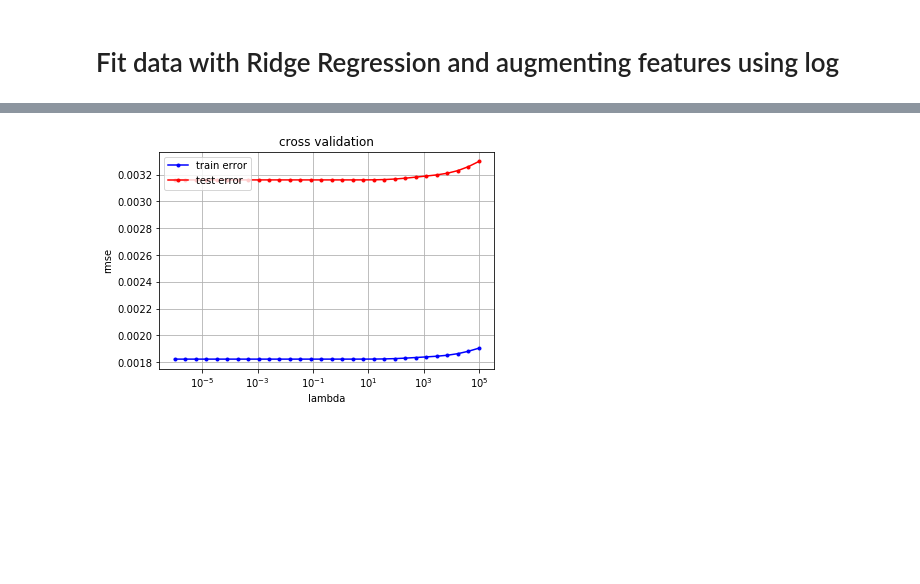
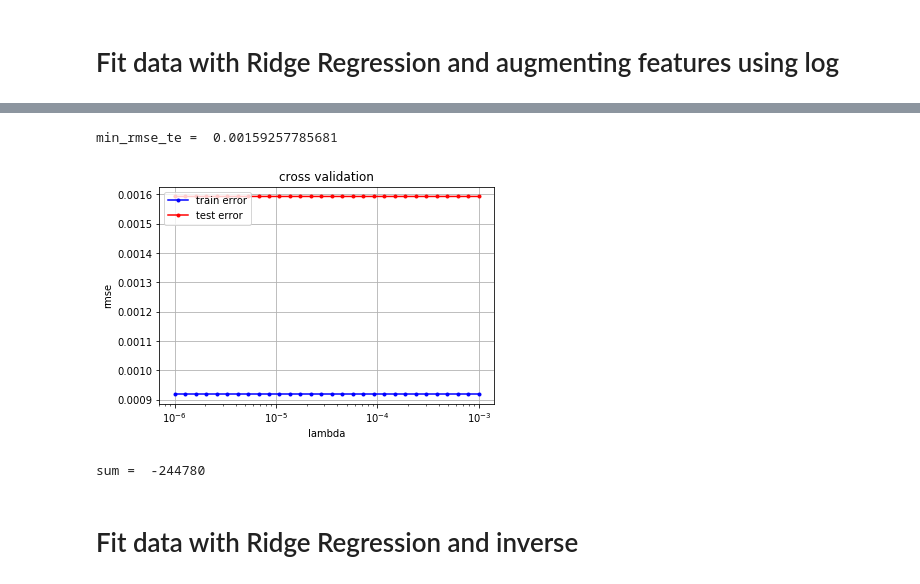
Before and after one commit to szwify/ML_pr1, a Jupyter notebook: multimodel-Copy1.ipynb, the cells around one changed output, grey strips where cells are left out. Drawn from its saved outputs; the diff is of its cells as text; code cells hidden in the pictures; blank space fills up the shorter version.

```diff
--- a/multimodel-Copy1.ipynb
+++ b/multimodel-Copy1.ipynb
@@ -146,0 +227,13 @@ cross_validation_demo()
+# %%
+def build_sqrt(x):
+    """polynomial basis functions for input data x, for j=0 up to j=degree."""
+    sqrt = np.ones((len(x), 1))
+    sqrt = np.c_[sqrt, np.sqrt(np.abs(x))]
+    return sqrt[:, 1:]
+
+def augment_feat_sqrt(input_tx_train, input_tx_test):
+    n_features = len(input_tx_train[0])
+    for ind in range(0, n_features):
+        input_tx_train = np.c_[input_tx_train, build_sqrt(input_tx_train[:, ind])]
+        input_tx_test = np.c_[input_tx_test, build_sqrt(input_tx_test[:, ind])]
+    return input_tx_train, input_tx_test
@@ -146,0 +260,9 @@ cross_validation_demo()
+# %%
+tx_tr, tx_te = augment_feat_sqrt(tx_tr_in, tx_te_in)
+tx_tr_wt_cat = np.concatenate((tx_tr, tx_tr_cat), axis=1)
+tx_te_wt_cat = np.concatenate((tx_te, tx_te_cat), axis = 1)
+print("tx_tr_wt_cat.shape = ", tx_tr_wt_cat.shape)
+print("tx_tr_wt_cat[:,58] = ", tx_tr_wt_cat[:, 58])
+print("tx_tr_wt_cat[:,59] = ", tx_tr_wt_cat[:, 59])
+print("tx_tr_wt_cat[:,60] = ", tx_tr_wt_cat[:, 60])
+print("tx_tr_wt_cat[:,61] = ", tx_tr_wt_cat[:, 61])
@@ -147,15 +305,19 @@ cross_validation_demo()
 # %% [markdown]
 # Fit data with Ridge Regression and augmenting features using log
 # %%
-def build_poly_log(x):
+def build_log(x):
     """polynomial basis functions for input data x, for j=0 up to j=degree."""
-    poly_log = np.ones((len(x), 1))
-    poly_log = np.c_[poly_log, np.sqrt(np.abs(x))]
-    return poly_log[:, 1:]
+    log = np.ones((len(x), 1))
+    log = np.c_[log, np.log(np.abs(x))]
+    return log[:, 1:]
 
 def augment_feat_log(input_tx_train, input_tx_test):
     n_features = len(input_tx_train[0])
     for ind in range(0, n_features):
-        input_tx_train = np.c_[input_tx_train, build_poly_log(input_tx_train[:, ind])]
-        input_tx_test = np.c_[input_tx_test, build_poly_log(input_tx_test[:, ind])]
+        mask1 = ~np.any(input_tx_train[:, ind] < 0.001)
+        mask2 = ~np.any(input_tx_test[:, ind] < 0.001)
+        if (mask1 and mask2):
+            print("Found appropriate feature")
+            input_tx_train = np.c_[input_tx_train, build_log(input_tx_train[:, ind])]
+            input_tx_test = np.c_[input_tx_test, build_log(input_tx_test[:, ind])]
     return input_tx_train, input_tx_test
@@ -162,5 +344,7 @@ def augment_feat_log(input_tx_train, input_tx_test):
 # %%
 tx_tr, tx_te = augment_feat_log(tx_tr_in, tx_te_in)
+tx_tr_wt_cat = np.concatenate((tx_tr, tx_tr_cat), axis=1)
+tx_te_wt_cat = np.concatenate((tx_te, tx_te_cat), axis = 1)
 print("tx_tr.shape = ", tx_tr.shape)
 print("tx_te_shape = ", tx_te.shape)
 # %% [output]
@@ -169,28 +365,43 @@ tx_te_shape =  (568238, 60)
 # %%
 def cross_validation_demo():
     seed = 1
     degree = 1
     k_fold = 4
-    lambdas = np.logspace(-6, 5, 30)
+    lambdas = np.logspace(-6, -3, 30)
 
     # split data in k fold
     k_indices = build_k_indices(y_tr, k_fold, seed)
 
     # define lists to store the loss of training data and test data
     rmse_tr = []
     rmse_te = []
 
     # cross validation
     for ind, lambda_ in enumerate(lambdas):
         # define model
         model = ridge_regression(lambda_)
-        losses_train, losses_test = cross_validation(model, y_tr, tx_tr, k_fold)
+        losses_train, losses_test = cross_validation(model, y_tr, tx_tr_wt_cat, k_fold)
         tmp_tr = np.mean(losses_train)
         tmp_te = np.mean(losses_test)
         rmse_tr.append(tmp_tr)
         rmse_te.append(tmp_te)
+    print("min_rmse_te = ", np.min(rmse_te))
     cross_validation_visualization(lambdas, rmse_tr, rmse_te)
 
 cross_validation_demo()
 # %% [output]
+min_rmse_te =  0.00159257785681
-[figure, old version]
+[figure, new version]
+# %%
+model = ridge_regression(1e-6)
+model.fit(y_tr, tx_tr_wt_cat)
+y_pred_test = model.predict(tx_te_wt_cat)
+
+y_pred_bin = np.array([-1 if p<0.5 else 1 for p in y_pred_test])
+print("sum = ", np.sum(y_pred_bin))
+
+create_csv_submission(ids_test, y_pred_bin, 'sub3.csv')
+# %% [output]
+sum =  -244780
+# %% [markdown]
+# Fit data with Ridge Regression and inverse
```
Also changed, not shown: parts of 32 cells of this notebook, 6 other files.
